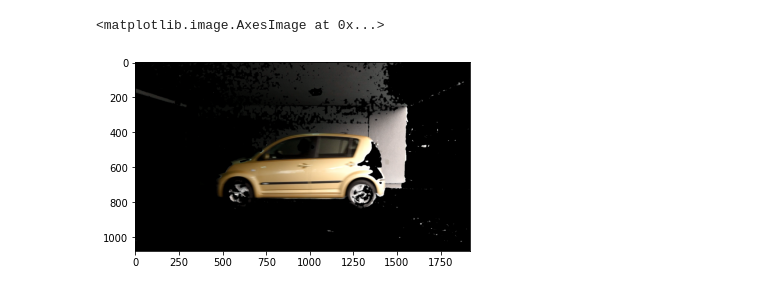
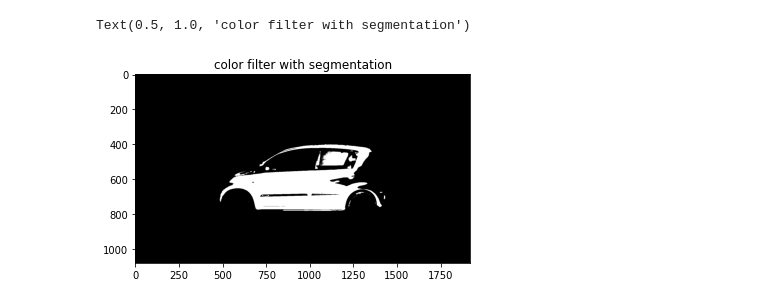
Before and after one commit to k9p5/computer-vision-vehicle-classification, a Jupyter notebook: preprocessing.ipynb, the cells around one changed output. Saved outputs shown, nothing was run; the diff lists cells and outputs as text; code cells hidden in the pictures.

```diff
--- a/preprocessing.ipynb
+++ b/preprocessing.ipynb
@@ -139,25 +38,27 @@ plt.imshow(new_img)
 # %%
 #color filter with segmentation
-import matplotlib.pyplot as plt
-import numpy as np
-import cv2
 
 img = cv2.imread('test.jpg')
 
 blur = cv2.blur(img,(5,5))
 blur0=cv2.medianBlur(blur,5)
 blur1= cv2.GaussianBlur(blur0,(5,5),0)
 blur2= cv2.bilateralFilter(blur1,9,75,75)
 
 hsv = cv2.cvtColor(blur2, cv2.COLOR_BGR2HSV)
 
-low_blue = np.array([55, 0, 0])
-high_blue = np.array([118, 255, 255])
+low_blue = np.array([60, 40, 50])
+high_blue = np.array([255, 255, 255])
 mask = cv2.inRange(hsv, low_blue, high_blue)
 
 res = cv2.bitwise_and(img,img, mask= mask)
 
-plt.imshow(res)
+gray = cv2.cvtColor(res, cv2.COLOR_BGR2GRAY)
+
+_, img_thresh = cv2.threshold(gray, 50, 255, cv2.THRESH_BINARY)
+
+plt.imshow(img_thresh, cmap = 'gray')
+plt.title('color filter with segmentation')
 # %% [output]
-<matplotlib.image.AxesImage at 0x...>
+Text(0.5, 1.0, 'color filter with segmentation')
-[figure, old version]
+[figure, new version]
```
Also changed, not shown: parts of 12 cells of this notebook.
